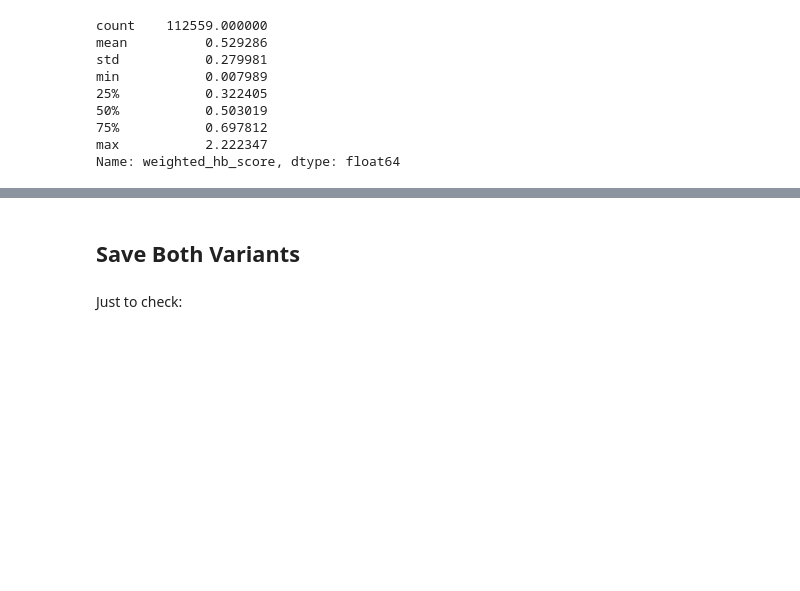
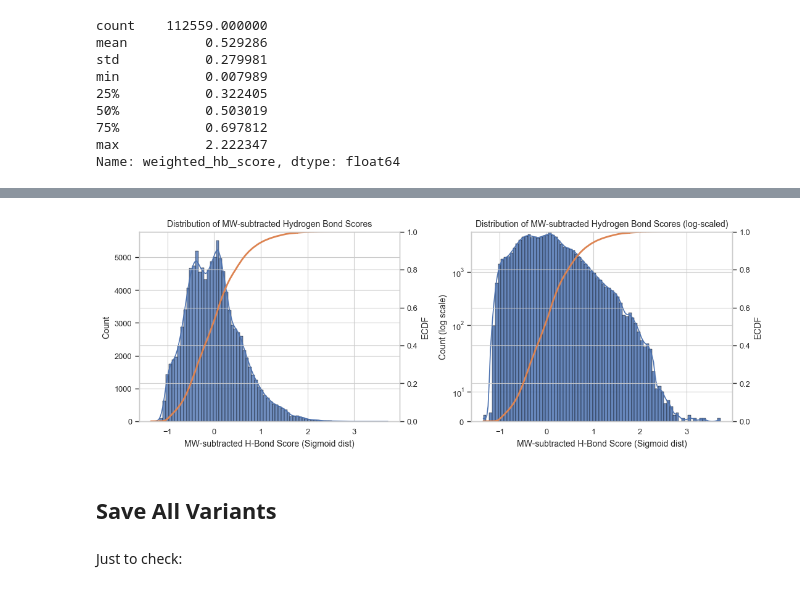
Before and after one commit to fatemeh-moghaddam/kinodata-3D-affinity-prediction, a Jupyter notebook: prob/interactions/hb_scores.ipynb, the cells around one changed output, grey strips where cells are left out. Drawn from its saved outputs; the diff is of its cells as text; code cells hidden in the pictures; blank space fills up the shorter version.

```diff
--- a/prob/interactions/hb_scores.ipynb
+++ b/prob/interactions/hb_scores.ipynb
@@ -571,5 +597,11 @@ bond
+# %%
+plot_dist_with_log(bond_scores, col="no_mw_hb_score", title = "Distribution of MW-subtracted Hydrogen Bond Scores",
+                   x_label="MW-subtracted H-Bond Score (Sigmoid dist)",
+                   kde=True, show_ecdf=True, save_path=intr_helper_dir/"no_mw_hb_score_dist.png")
+# %% [output]
+[figure, added]
 # %% [markdown]
-## Save Both Variants
+## Save All Variants
 # %%
 from prob.paths_and_io import save_out_tensor
 
```
Also changed, not shown: parts of 11 cells of this notebook, 1 other file.
